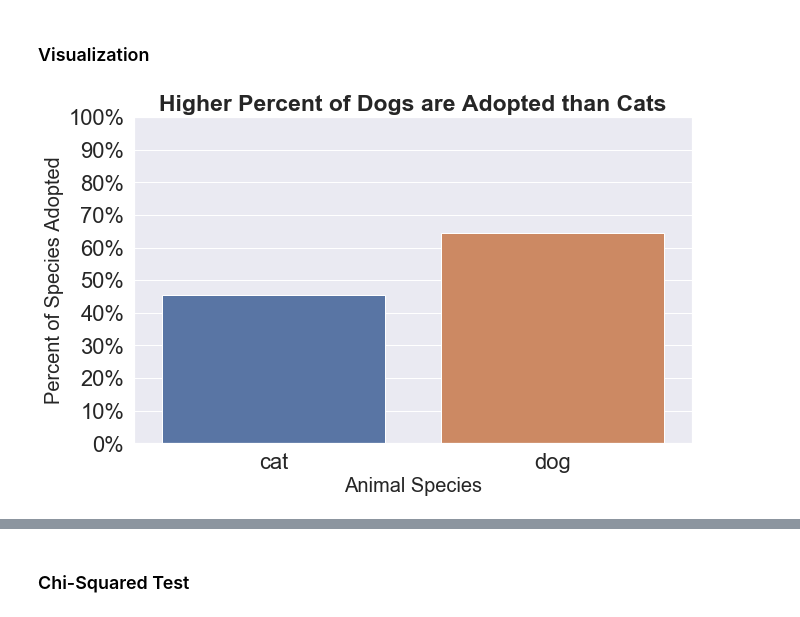
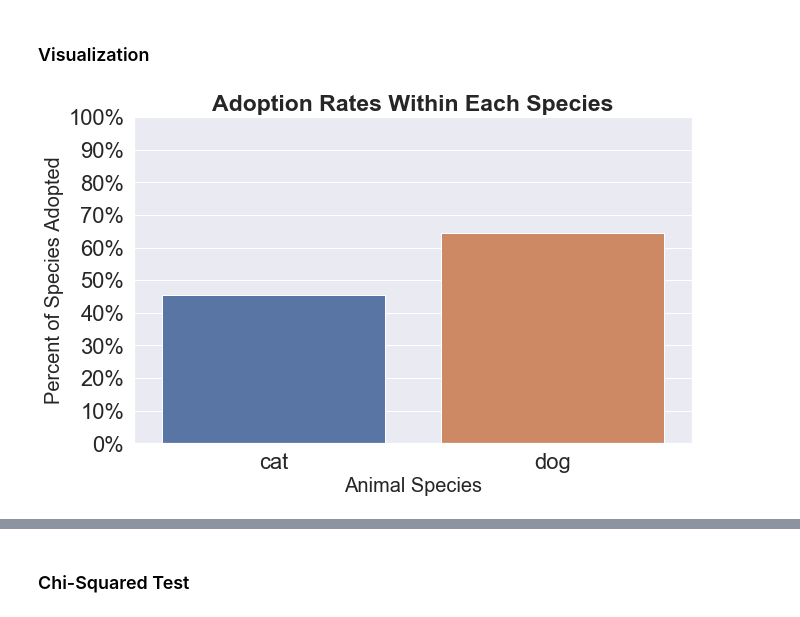
Before and after one commit to SamuelD-Data/aac_outcomes_project, a Jupyter notebook: continued_work/update_notebook.ipynb, the cells around one changed output, grey strips where cells are left out. Cells and saved outputs as stored; diff of their text form; code cells hidden in the pictures.

```diff
--- a/continued_work/update_notebook.ipynb
+++ b/continued_work/update_notebook.ipynb
@@ -276,15 +276,15 @@ cat_v_dog
 # %%
 # grouping by species and aggregating % of each species that are adopted
 type_adopt = train.groupby('species').mean()[['is_adopted']].sort_values('species')
 
 # creating plot
 plt.figure(figsize=(10, 6))
 sns.barplot(data = type_adopt, x = type_adopt.index, y='is_adopted')
 plt.xlabel("Animal Species", fontsize= 20)
 plt.ylabel("Percent of Species Adopted", fontsize= 20)
-plt.title("Higher Percent of Dogs are Adopted than Cats", fontweight='bold', fontsize=23)
+plt.title("Adoption Rates Within Each Species", fontweight='bold', fontsize=23)
 fmt = [f'{i:0.0%}' for i in np.linspace(0, 1, 11)]
 plt.yticks(np.linspace(0, 1, 11), labels=fmt)
 plt.show()
 # %% [output]
-[figure, old version]
+[figure, new version]
```
Also changed, not shown: parts of 14 cells of this notebook.
